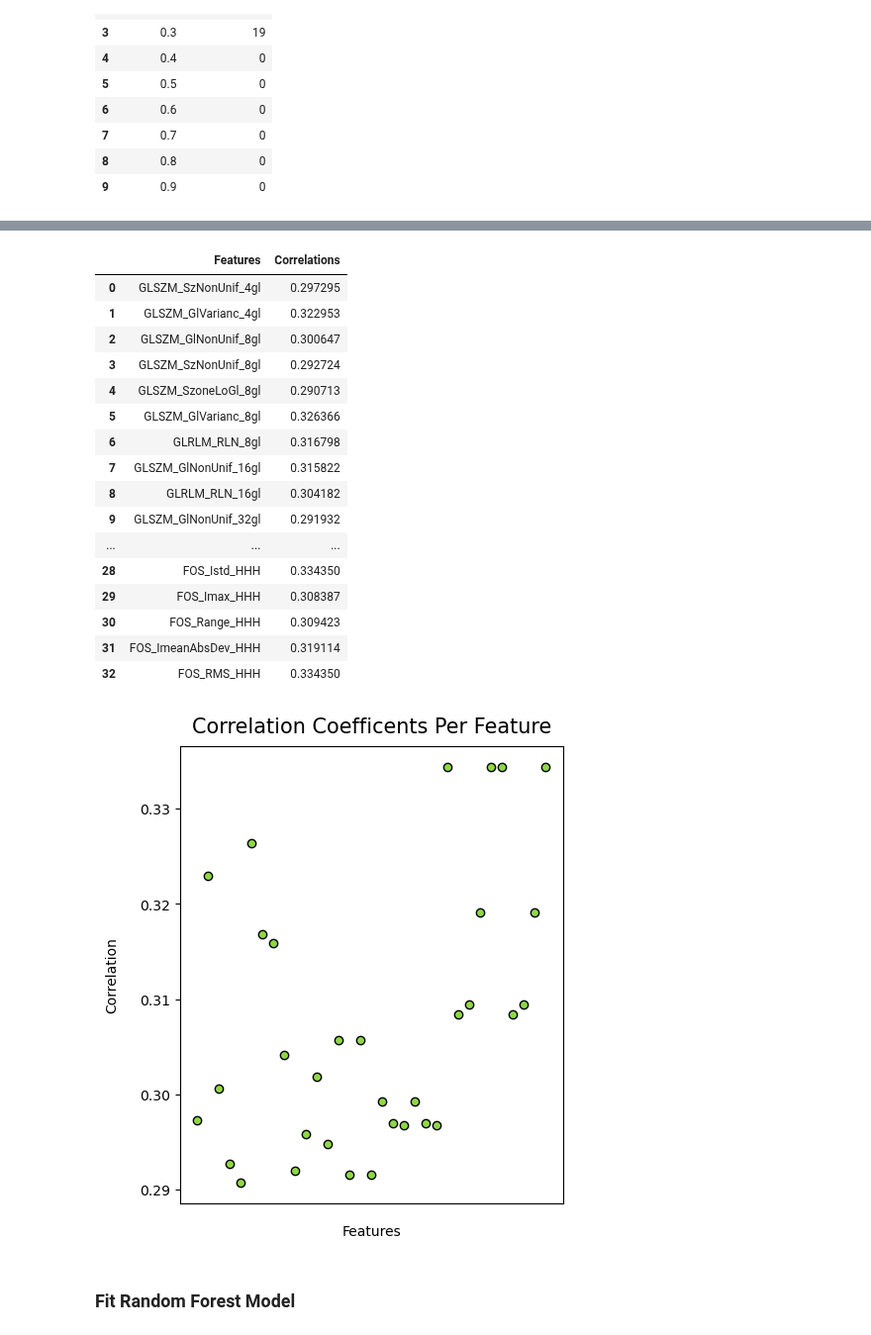
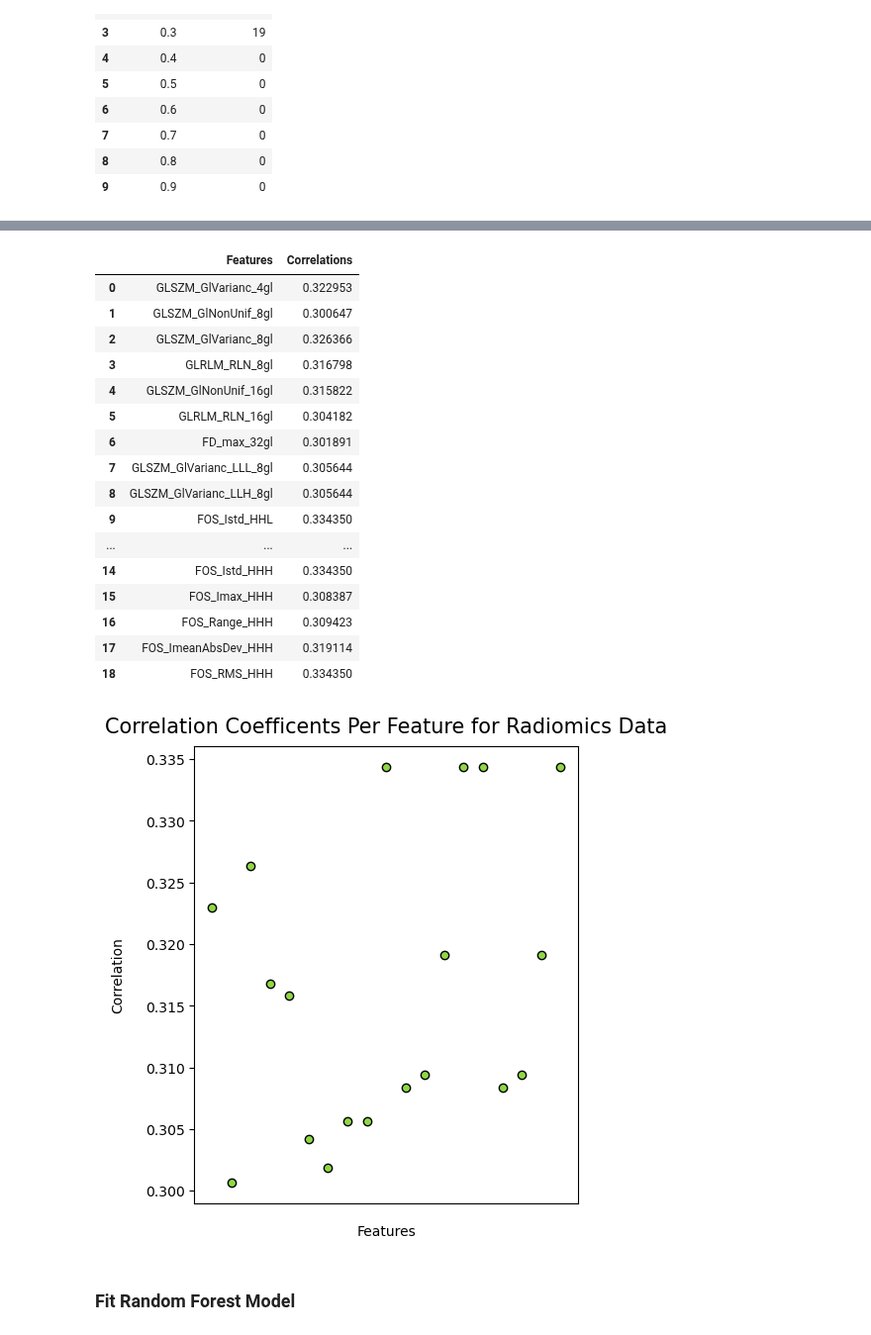
Before and after one commit to KristoferLintonReid/ultrasound-contrastivemodels, a Jupyter notebook: notebooks/baseline_radiomics_ALL.ipynb, the cells around one changed output, grey strips where cells are left out. Shown at 99% size. Drawn from its saved outputs; the diff is of its cells as text; code cells hidden in the pictures.

```diff
--- a/notebooks/baseline_radiomics_ALL.ipynb
+++ b/notebooks/baseline_radiomics_ALL.ipynb
@@ -30,6 +30,20 @@ np.random.seed(2)
 # %% [markdown]
 <i> Helper Functions: <i>
 # %%
+# def spearman_df_function(features, target, threshold):
+#     feature_names = []
+#     feature_correlations = []
+
+#     column_names = features.columns.tolist()
+
+#     for column in column_names:
+#         corr, pval = spearmanr(features[column], target)
+#         if (corr >= threshold):
+#             feature_names.append(column)
+#             feature_correlations.append(corr)
+
+#     return feature_names, feature_correlations
+
 def spearman_df_function(features, target, threshold):
     feature_names = []
     feature_correlations = []
@@ -38,7 +52,7 @@ def spearman_df_function(features, target, threshold):
 
     for column in column_names:
         corr, pval = spearmanr(features[column], target)
-        if (corr >= threshold):
+        if (corr >= threshold and pval < 0.05):
             feature_names.append(column)
             feature_correlations.append(corr)
 
@@ -534,5 +558,5 @@ plt.show()
 # %%
-rad_feature_names, rad_feature_correlations = spearman_df_function(rad_features, rad_class_cat, 0.29)
+rad_feature_names, rad_feature_correlations = spearman_df_function(rad_features, rad_class_cat, 0.3)
 # %%
 spearman_df = pd.DataFrame(
     {
@@ -544,33 +568,33 @@ spearman_df = pd.DataFrame(
 spearman_df
 # %% [output]
 |  | Features | Correlations |
-| 0 | GLSZM_SzNonUnif_4gl | 0.297295 |
-| 1 | GLSZM_GlVarianc_4gl | 0.322953 |
-| 2 | GLSZM_GlNonUnif_8gl | 0.300647 |
-| 3 | GLSZM_SzNonUnif_8gl | 0.292724 |
-| 4 | GLSZM_SzoneLoGl_8gl | 0.290713 |
-| 5 | GLSZM_GlVarianc_8gl | 0.326366 |
-| 6 | GLRLM_RLN_8gl | 0.316798 |
-| 7 | GLSZM_GlNonUnif_16gl | 0.315822 |
-| 8 | GLRLM_RLN_16gl | 0.304182 |
-| 9 | GLSZM_GlNonUnif_32gl | 0.291932 |
+| 0 | GLSZM_GlVarianc_4gl | 0.322953 |
+| 1 | GLSZM_GlNonUnif_8gl | 0.300647 |
+| 2 | GLSZM_GlVarianc_8gl | 0.326366 |
+| 3 | GLRLM_RLN_8gl | 0.316798 |
+| 4 | GLSZM_GlNonUnif_16gl | 0.315822 |
+| 5 | GLRLM_RLN_16gl | 0.304182 |
+| 6 | FD_max_32gl | 0.301891 |
+| 7 | GLSZM_GlVarianc_LLL_8gl | 0.305644 |
+| 8 | GLSZM_GlVarianc_LLH_8gl | 0.305644 |
+| 9 | FOS_Istd_HHL | 0.334350 |
 | ... | ... | ... |
-| 28 | FOS_Istd_HHH | 0.334350 |
-| 29 | FOS_Imax_HHH | 0.308387 |
-| 30 | FOS_Range_HHH | 0.309423 |
-| 31 | FOS_ImeanAbsDev_HHH | 0.319114 |
-| 32 | FOS_RMS_HHH | 0.334350 |
+| 14 | FOS_Istd_HHH | 0.334350 |
+| 15 | FOS_Imax_HHH | 0.308387 |
+| 16 | FOS_Range_HHH | 0.309423 |
+| 17 | FOS_ImeanAbsDev_HHH | 0.319114 |
+| 18 | FOS_RMS_HHH | 0.334350 |
 # %%
 fig,ax = plt.subplots(figsize=(5, 6))
 ax.scatter(spearman_df["Features"], spearman_df["Correlations"], color="#8FD744FF", edgecolors="black")
-ax.set_title("Correlation Coefficents Per Feature", fontsize = 15, pad=10)
+ax.set_title("Correlation Coefficents Per Feature for Radiomics Data", fontsize = 15, pad=10)
 ax.set_xlabel("Features", fontsize=10, labelpad=15)
 ax.set_ylabel("Correlation", fontsize=10, labelpad=15)
 
 plt.tick_params(bottom=False, labelbottom=False)
 plt.show()
 # %% [output]
-[figure, old version]
+[figure, new version]
 # %%
 # Store spearman features
 spearman_rad = spearman_df["Features"].to_list()
```
Also changed, not shown: parts of 23 cells of this notebook.
